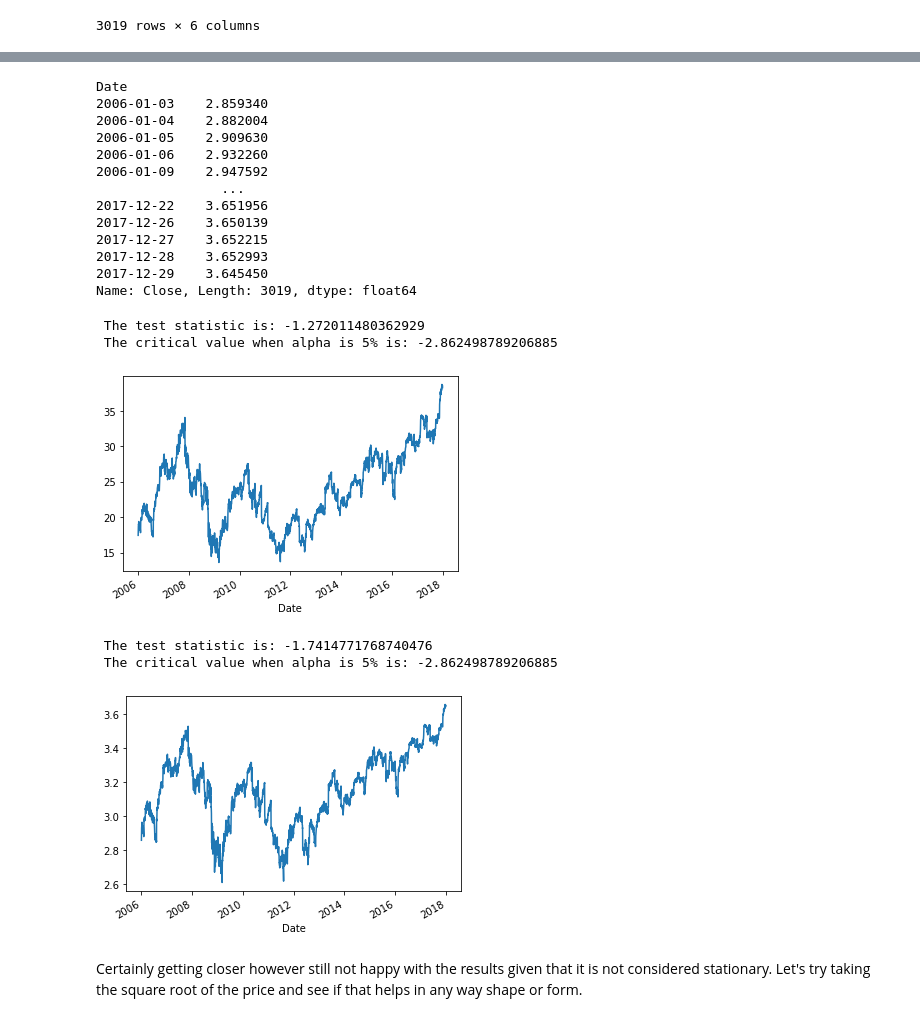
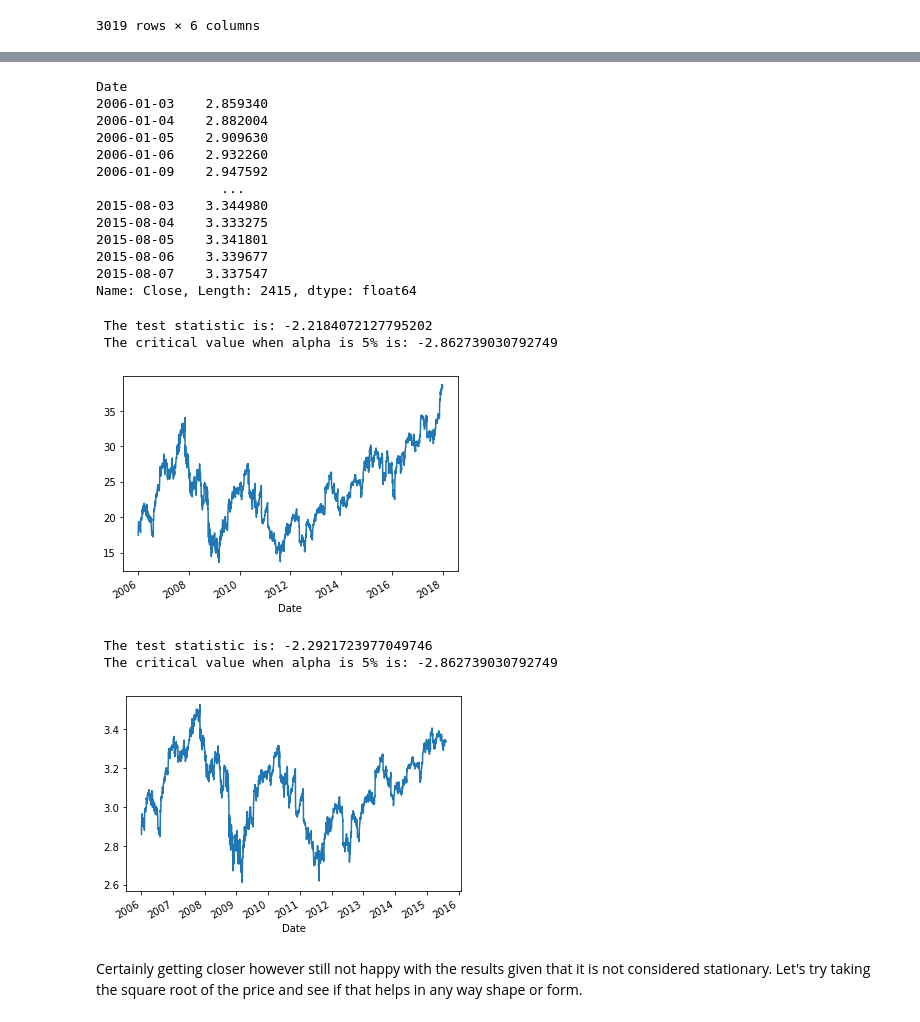
Before and after one commit to RogerPineda13/TimeSeriesP4, a Jupyter notebook: ALarsenWorkingNotebook.ipynb, the cells around one changed output, grey strips where cells are left out. Saved outputs shown, nothing was run; the diff lists cells and outputs as text; code cells hidden in the pictures.

```diff
--- a/ALarsenWorkingNotebook.ipynb
+++ b/ALarsenWorkingNotebook.ipynb
@@ -129,3 +137,6 @@ def dickey(df_df):
     print(f' The test statistic is: {results[0]}')
     print(f' The critical value when alpha is 5% is: {p_value}')
     return
+# %%
+split = round(df.shape[0]*0.8)
+split
@@ -131,0 +145,16 @@ def dickey(df_df):
+# %%
+train = df[:split]
+test = df[split:]
+
+print(train.shape)
+print(test.shape)
+print(len(train) + len(test))
+
+# Looks like our train test split was successful and we have created two buckets of data, one
+# that we'll ultimately train our data on and one that we'll see how it performs on the unseen data.
+
+fig, ax = plt.subplots(figsize=(12, 8))
+ax.plot(train, label='train')
+ax.plot(test, label='test')
+ax.set_title('Train-Test Split');
+plt.legend();
@@ -132,9 +189,9 @@ def dickey(df_df):
 # %%
-log_price = np.log(df)
-log_price
+log_price_train = np.log(train)
+log_price_train
 
-df_log = pd.Series(log_price, index=df.index)
-df_log
+train_log = pd.Series(log_price_train, index=train.index)
+train_log
 # %% [output]
 Date
 2006-01-03    2.859340
@@ -143,26 +200,26 @@ Date
 2006-01-06    2.932260
 2006-01-09    2.947592
                 ...
-2017-12-22    3.651956
-2017-12-26    3.650139
-2017-12-27    3.652215
-2017-12-28    3.652993
-2017-12-29    3.645450
-Name: Close, Length: 3019, dtype: float64
+2015-08-03    3.344980
+2015-08-04    3.333275
+2015-08-05    3.341801
+2015-08-06    3.339677
+2015-08-07    3.337547
+Name: Close, Length: 2415, dtype: float64
 # %%
-dickey(df)
+dickey(train)
 df.plot();
 # %% [output]
- The test statistic is: -1.272011480362929
- The critical value when alpha is 5% is: -2.862498789206885
+ The test statistic is: -2.2184072127795202
+ The critical value when alpha is 5% is: -2.862739030792749
 [figure]
 # %%
-dickey(df_log)
-df_log.plot();
+dickey(train_log)
+train_log.plot();
 # %% [output]
- The test statistic is: -1.7414771768740476
- The critical value when alpha is 5% is: -2.862498789206885
+ The test statistic is: -2.2921723977049746
+ The critical value when alpha is 5% is: -2.862739030792749
-[figure, old version]
+[figure, new version]
 # %% [markdown]
 Certainly getting closer however still not happy with the results given that it is not considered stationary. Let's try taking the square root of the price and see if that helps in any way shape or form.
 # %%
```
Also changed, not shown: parts of 31 cells of this notebook.
